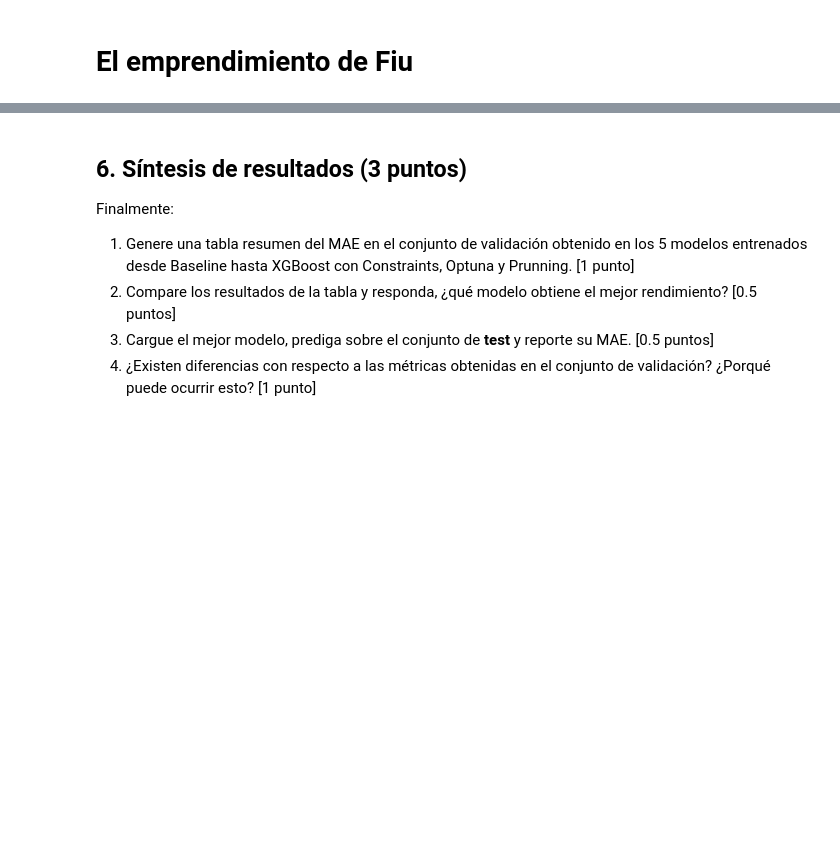
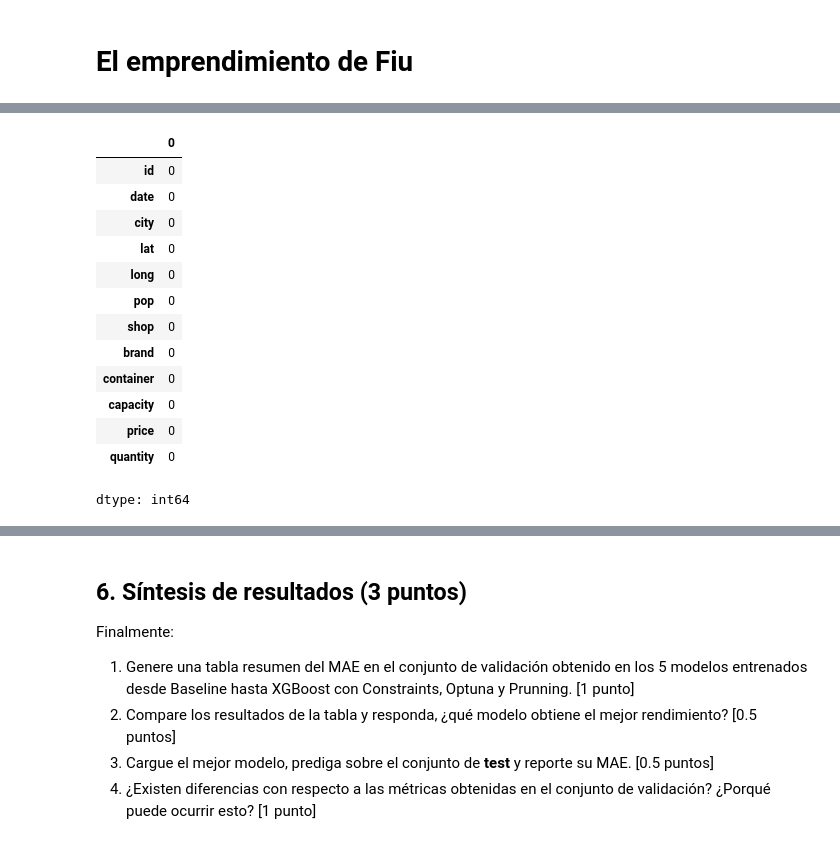
Before and after one commit to MartinTorricoP/Laboratorios_MDS7202, a Jupyter notebook: Lab9_-_Optimizacion_de_hiperparametros/Lab_9_MT_AT.ipynb, the cells around one changed output, grey strips where cells are left out. Drawn from its saved outputs; the diff is of its cells as text; code cells hidden in the pictures; blank space fills up the shorter version.

```diff
--- a/Lab9_-_Optimizacion_de_hiperparametros/Lab_9_MT_AT.ipynb
+++ b/Lab9_-_Optimizacion_de_hiperparametros/Lab_9_MT_AT.ipynb
@@ -66,3 +82,20 @@ df.head()
+# %%
+df.isnull().sum()
+# %% [output]
+|  | 0 |
+| id | 0 |
+| date | 0 |
+| city | 0 |
+| lat | 0 |
+| long | 0 |
+| pop | 0 |
+| shop | 0 |
+| brand | 0 |
+| container | 0 |
+| capacity | 0 |
+| price | 0 |
+| quantity | 0 |
+dtype: int64
 # %% [markdown]
 ## 1 Generando un Baseline (5 puntos)
 
```
Also changed, not shown: parts of 10 cells of this notebook.
